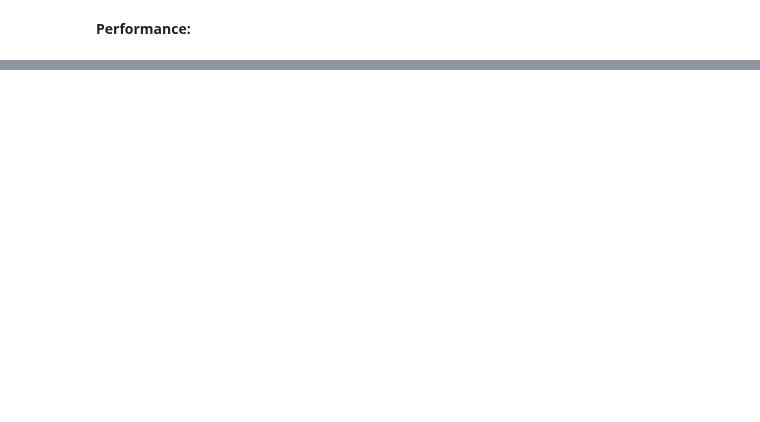
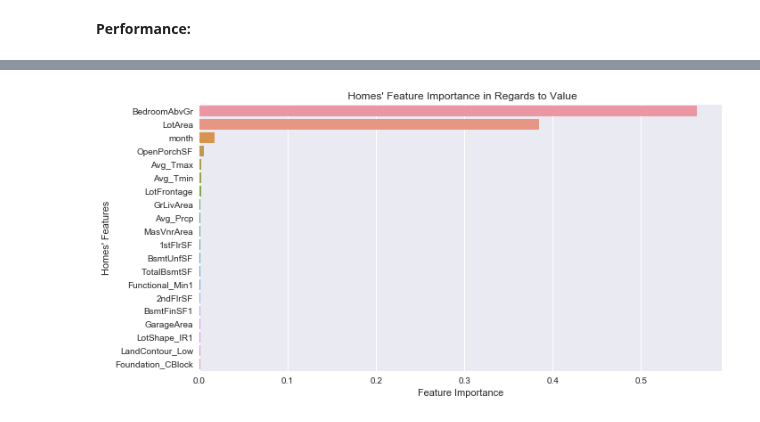
Before and after one commit to AlfredMtz/Springboard, a Jupyter notebook: Ames_project/amesproject.ipynb, the cells around one changed output, grey strips where cells are left out. Saved outputs shown, nothing was run; the diff lists cells and outputs as text; code cells hidden in the pictures; blank space fills up the shorter version.

```diff
--- a/Ames_project/amesproject.ipynb
+++ b/Ames_project/amesproject.ipynb
@@ -252,0 +270,5 @@ Variance score: 0.83
+# %%
+rfr_bp = rfr_grid.best_estimator_.fit(X_train, y_train)
+result = pd.DataFrame(list(zip(X_train.columns,  rfr_bp.feature_importances_)), columns=['Features', 'Importance'])
+results = result.sort_values('Importance', ascending=False)
+results.head(10)
@@ -252,0 +287,10 @@ Variance score: 0.83
+# %%
+fig, ax = plt.subplots()
+fig.set_size_inches(10.5, 5.5)
+sns.barplot(results['Importance'][:20], results['Features'][:20])
+ax.set_title(" Homes' Feature Importance in Regards to Value")
+ax.set_xlabel('Feature Importance')
+ax.set_ylabel("Homes' Features")
+plt.show()
+# %% [output]
+[figure, added]
```
Also changed, not shown: parts of 7 cells of this notebook.
